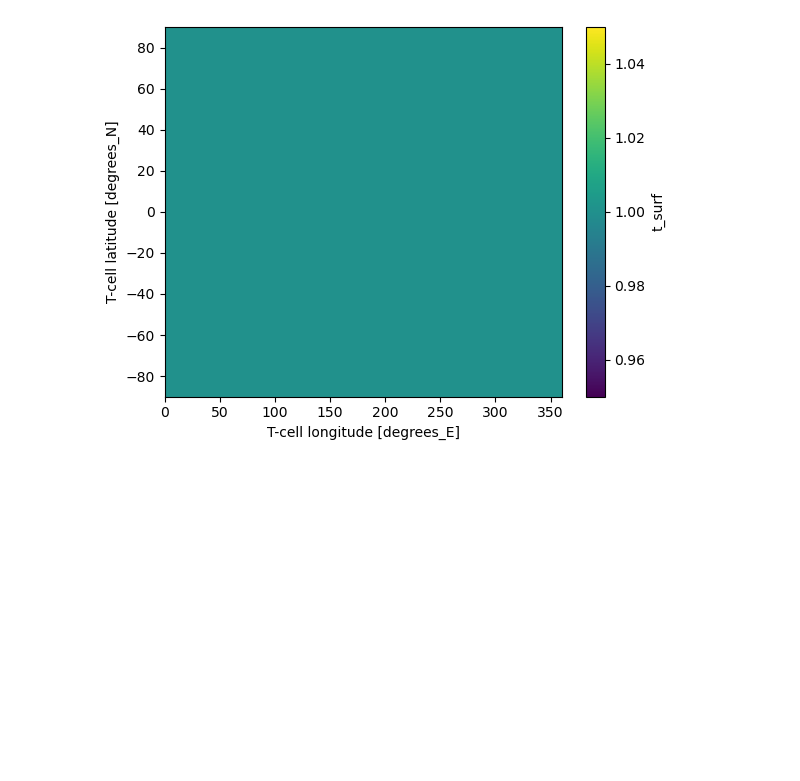
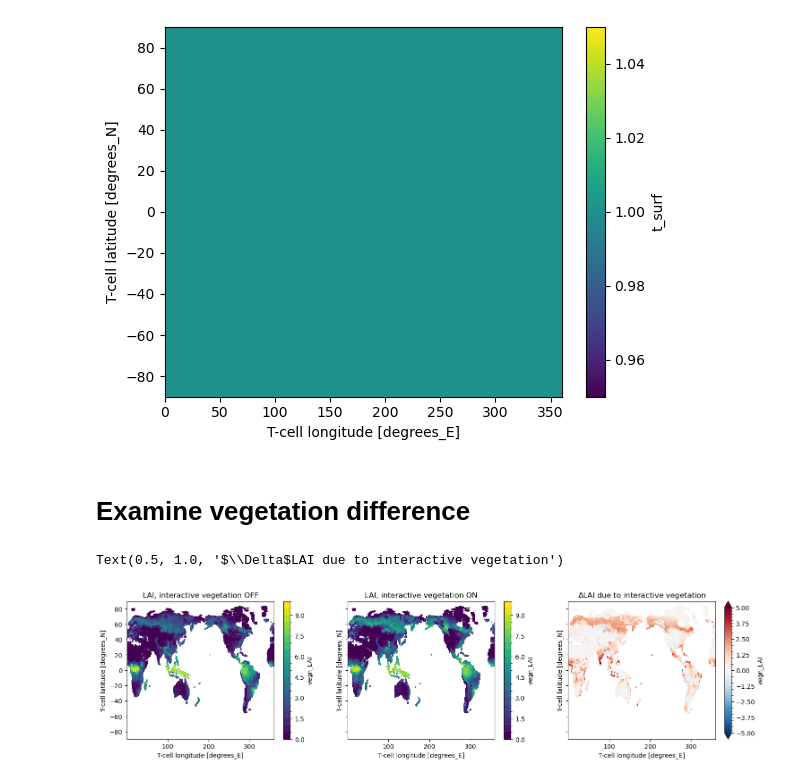
Before and after one commit to bbuchovecky/itcz_phys, a Jupyter notebook: notebooks/00_test.ipynb, the cells around one changed output. Drawn from its saved outputs; the diff is of its cells as text; code cells hidden in the pictures; blank space fills up the shorter version.

```diff
--- a/notebooks/00_test.ipynb
+++ b/notebooks/00_test.ipynb
@@ -55,3 +89,25 @@ print(ot_surf.sel(grid_yt=lt, grid_xt=ln).values)
 # %% [output]
 <matplotlib.collections.QuadMesh at 0x...>
 [figure]
+# %% [markdown]
+# Examine vegetation difference
+# %%
+var = 'vegn_LAI'
+lat = n_lm[var].grid_yt
+lon = n_lm[var].grid_xt
+
+fig,axes = plt.subplots(1,3,figsize=(18,4), sharey=True, sharex=True)
+ax = axes.ravel()
+lvls = np.arange(0,10.1,0.5)
+
+n_lm[var].mean(dim='time').plot.contourf(ax=ax[0], levels=lvls)
+ax[0].set_title('LAI, interactive vegetation OFF')
+
+intveg_lm[var].mean(dim='time').plot.contourf(ax=ax[1], levels=lvls)
+ax[1].set_title('LAI, interactive vegetation ON')
+
+(intveg_lm[var].mean(dim='time') - n_lm[var].mean(dim='time')).plot.contourf(ax=ax[2], levels=np.arange(-5,5.1,0.25))
+ax[2].set_title('$\Delta$LAI due to interactive vegetation')
+# %% [output]
+Text(0.5, 1.0, '$\\Delta$LAI due to interactive vegetation')
+[figure, added]
```
Also changed, not shown: parts of 11 cells of this notebook, 26 other files.
